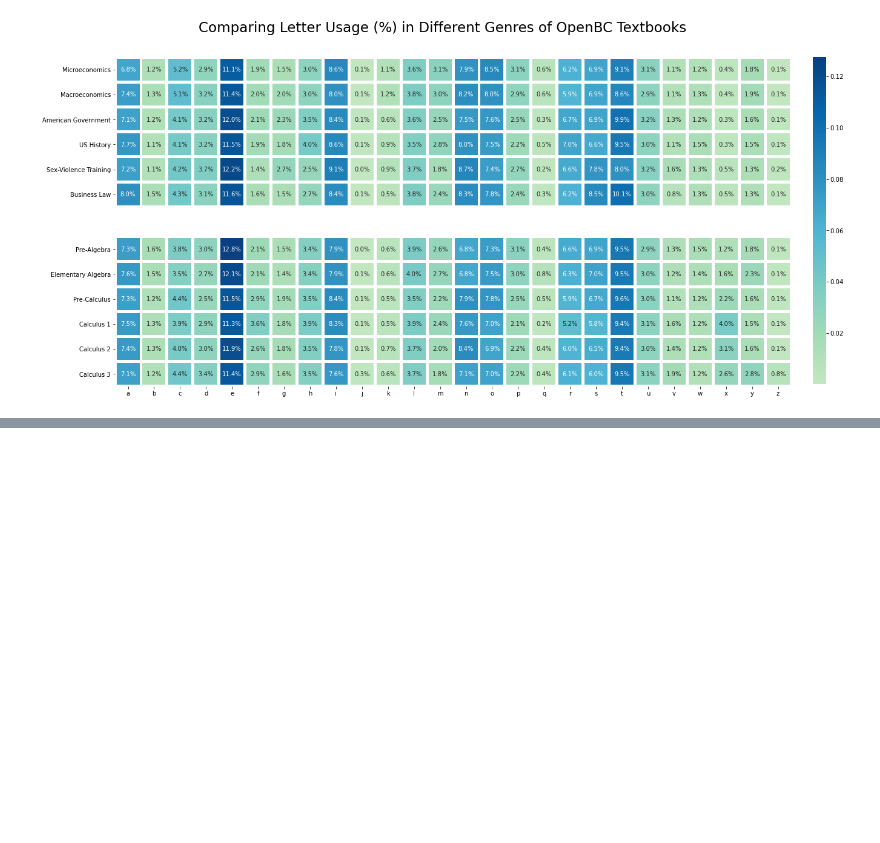
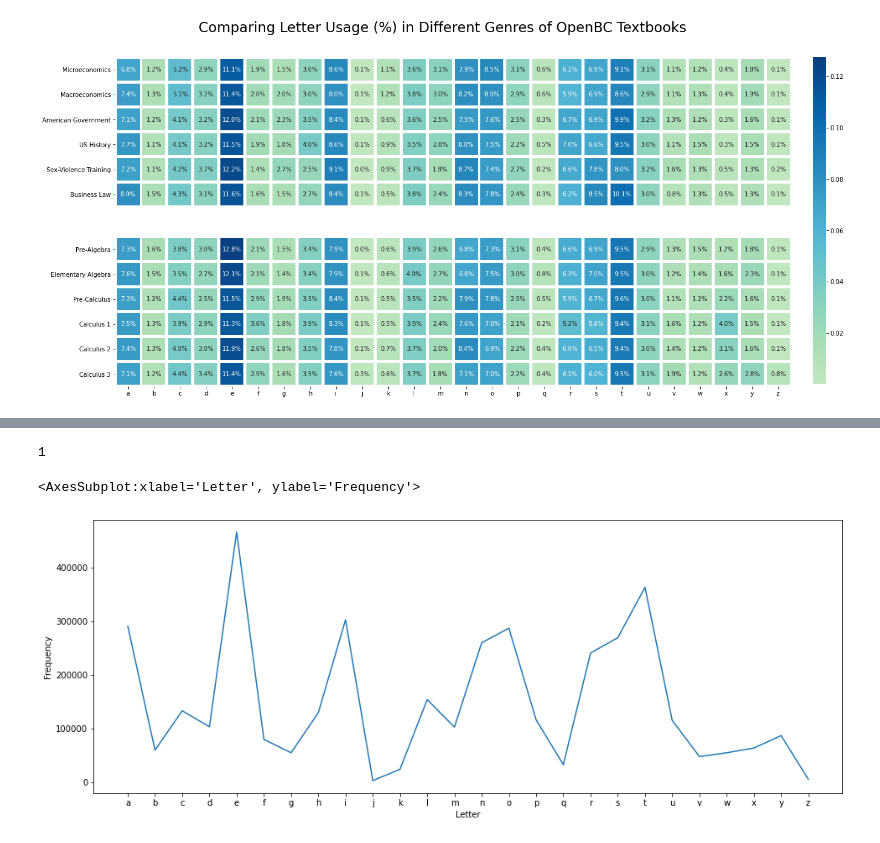
Before and after one commit to tommysteryy/LetterAnalyzer, a Jupyter notebook: Math Textbooks vs The World [3] - Data Analysis.ipynb, the cells around one changed output, grey strips where cells are left out. Cells and saved outputs as stored; diff of their text form; code cells hidden in the pictures; blank space fills up the shorter version.

```diff
--- a/Math Textbooks vs The World [3] - Data Analysis.ipynb
+++ b/Math Textbooks vs The World [3] - Data Analysis.ipynb
@@ -196,0 +209,27 @@ plt.show()
+# %%
+## Textbooks from OpenBC, setting df index to Letter
+elementary_openBC      = pd.read_csv("src/scripts/textbook_data/ElementaryAlgebra2e_OpenBCEducation_LetterData.csv")
+intermediateAlg_openBC = pd.read_csv("src/scripts/textbook_data/IntermediateAlgebra2e_OpenBCEducation_LetterData.csv")
+trig_openBC            = pd.read_csv("src/scripts/textbook_data/AlgebraAndTrigonometry_OpenBCEducation_LetterData.csv")
+prealgebra_openBC      = pd.read_csv("src/scripts/textbook_data/PreAlgebra2e_OpenBCEducation_LetterData.csv")
+precalculus_openBC     = pd.read_csv("src/scripts/textbook_data/PreCalculus_OpenBCEducation_LetterData.csv")
+calculus1_openBC       = pd.read_csv("src/scripts/textbook_data/CalculusVolume1_OpenBCEducation_LetterData.csv")
+calculus2_openBC       = pd.read_csv("src/scripts/textbook_data/CalculusVolume2_OpenBCEducation_LetterData.csv")
+calculus3_openBC       = pd.read_csv("src/scripts/textbook_data/CalculusVolume3_OpenBCEducation_LetterData.csv")
+# %%
+ord("a")-96
+# %% [output]
+1
+# %%
+elementary_openBC = elementary_openBC.T
+elementary_openBC["Letter_Num"] = range(1, 27)
+# %%
+elementary_openBC = elementary_openBC.transpose()
+# %%
+elementary_openBC["Frequency"] = pd.to_numeric(elementary_openBC["Frequency"])
+# %%
+plt.figure(figsize = (16, 6))
+sns.lineplot(x = "Letter", y = "Frequency", data = elementary_openBC)
+# %% [output]
+<AxesSubplot:xlabel='Letter', ylabel='Frequency'>
+[figure, added]
```
Also changed, not shown: parts of 4 cells of this notebook, 1 other file.
